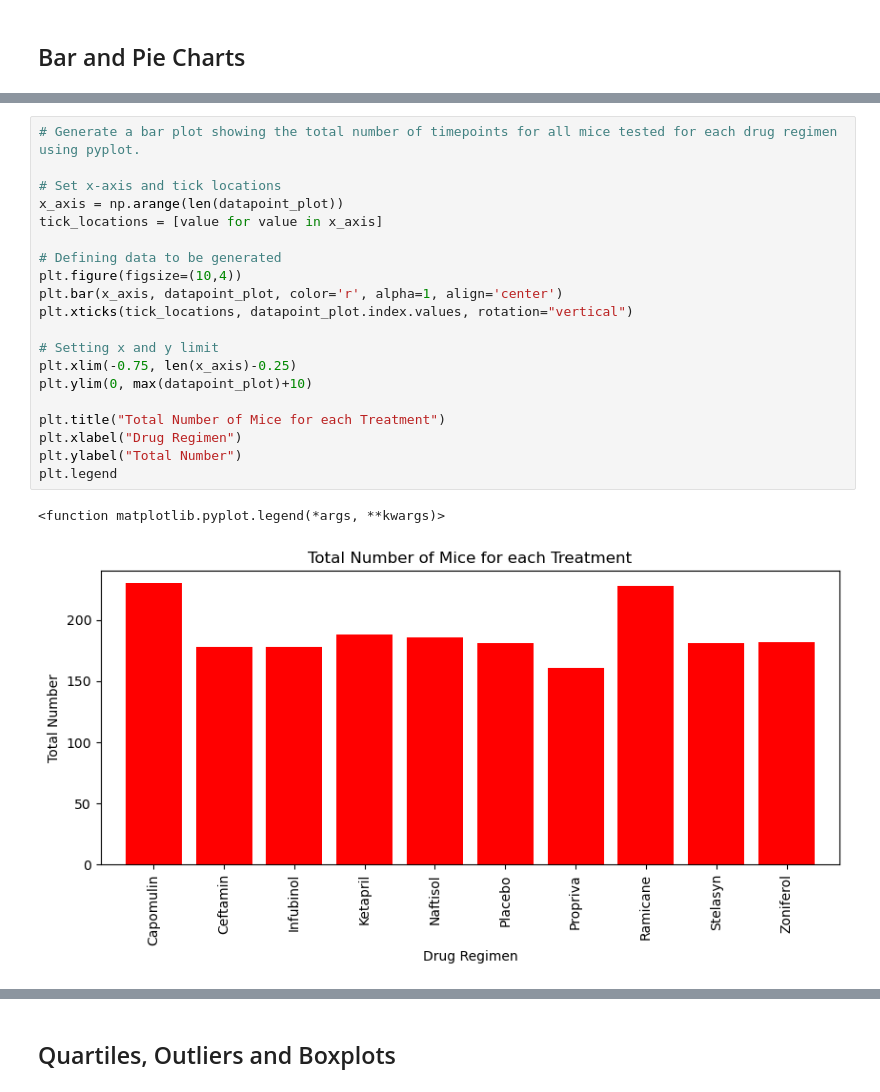
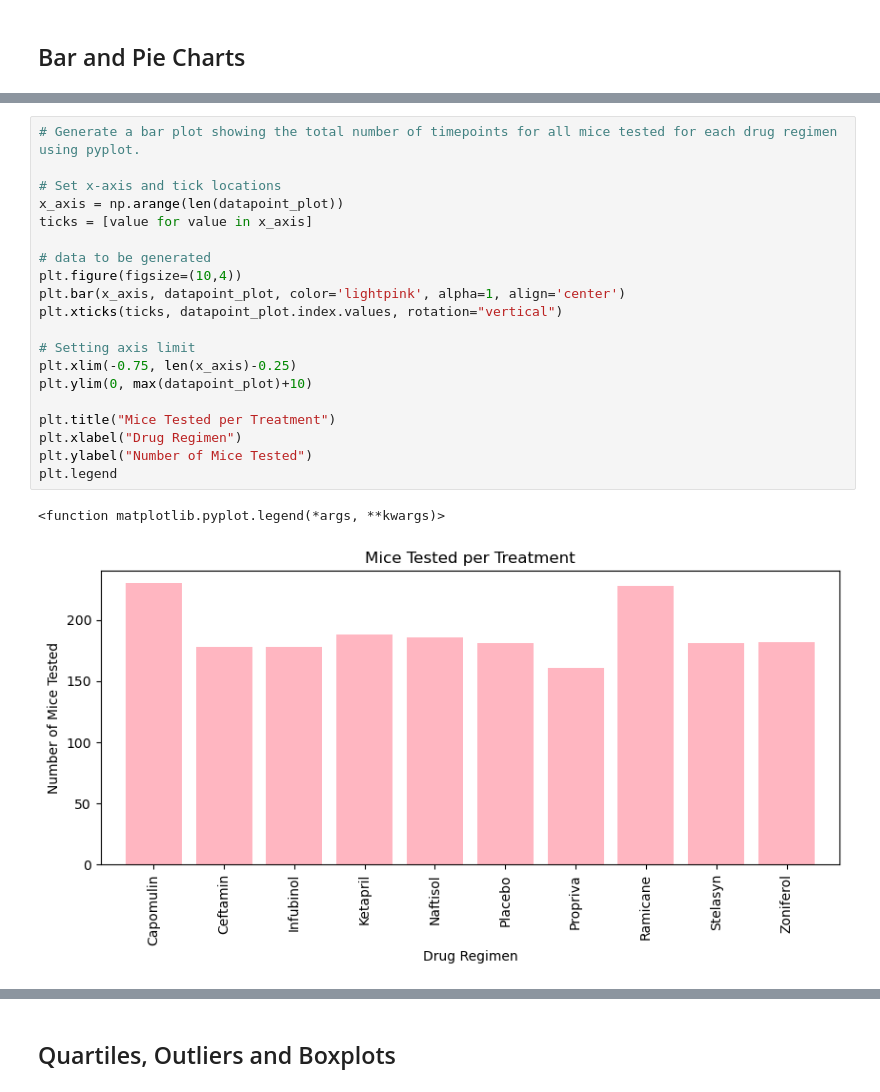
Before and after one commit to rsamma1606/Pymaceuticals, a Jupyter notebook: pymaceuticals_starter.ipynb, the cells around one changed output, grey strips where cells are left out. Drawn from its saved outputs; the diff is of its cells as text.

```diff
--- a/pymaceuticals_starter.ipynb
+++ b/pymaceuticals_starter.ipynb
@@ -168,25 +168,25 @@ plt.tight_layout()
 # %%
 # Generate a bar plot showing the total number of timepoints for all mice tested for each drug regimen using pyplot.
 
 # Set x-axis and tick locations
 x_axis = np.arange(len(datapoint_plot))
-tick_locations = [value for value in x_axis]
+ticks = [value for value in x_axis]
 
-# Defining data to be generated
+# data to be generated
 plt.figure(figsize=(10,4))
-plt.bar(x_axis, datapoint_plot, color='r', alpha=1, align='center')
-plt.xticks(tick_locations, datapoint_plot.index.values, rotation="vertical")
+plt.bar(x_axis, datapoint_plot, color='lightpink', alpha=1, align='center')
+plt.xticks(ticks, datapoint_plot.index.values, rotation="vertical")
 
-# Setting x and y limit
+# Setting axis limit
 plt.xlim(-0.75, len(x_axis)-0.25)
 plt.ylim(0, max(datapoint_plot)+10)
 
-plt.title("Total Number of Mice for each Treatment")
+plt.title("Mice Tested per Treatment")
 plt.xlabel("Drug Regimen")
-plt.ylabel("Total Number")
+plt.ylabel("Number of Mice Tested")
 plt.legend
 # %% [output]
 <function matplotlib.pyplot.legend(*args, **kwargs)>
-[figure, old version]
+[figure, new version]
 # %%
 # Generate a pie plot showing the distribution of female versus male mice using Pandas
```
Also changed, not shown: parts of 12 cells of this notebook.
